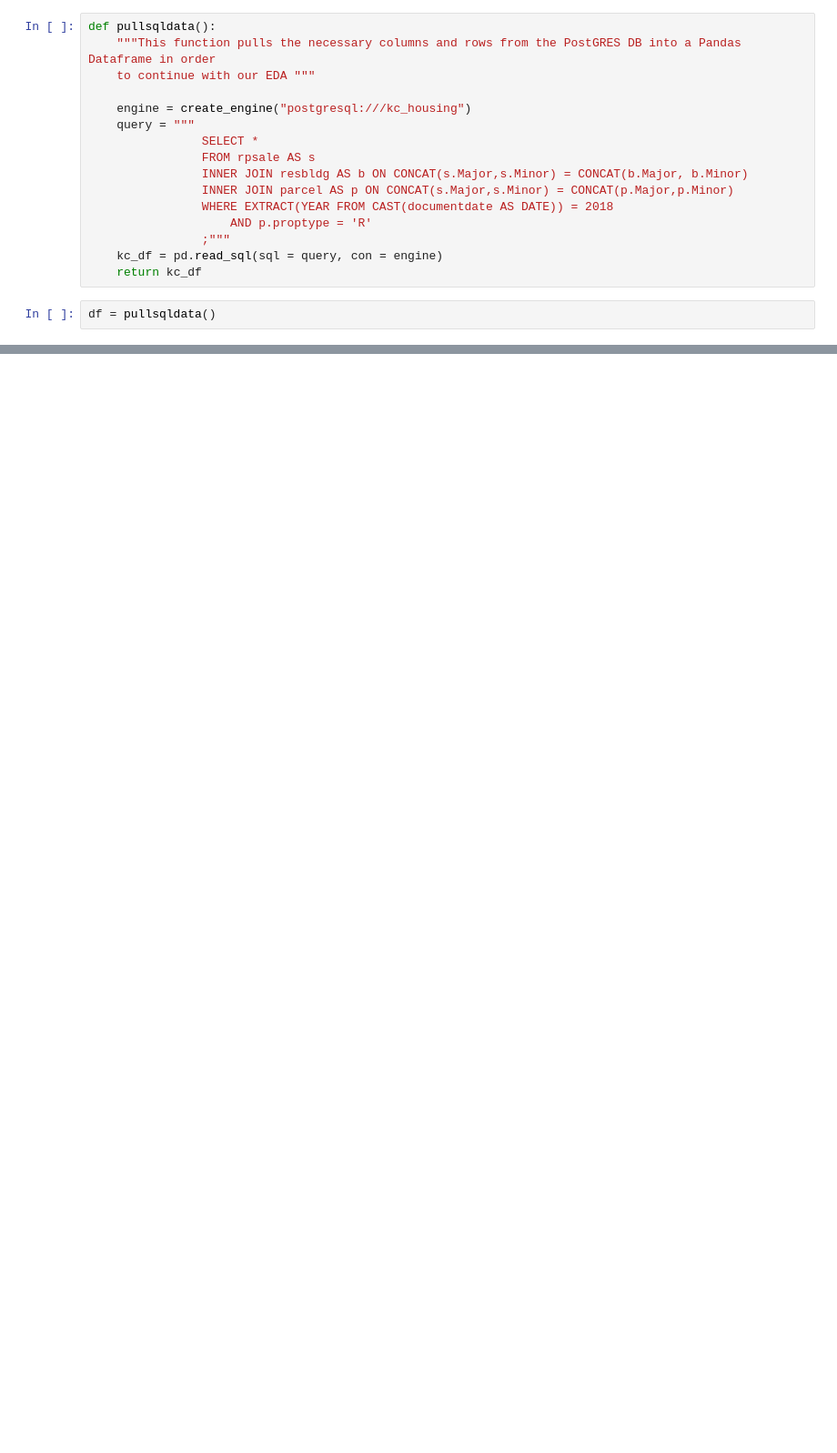
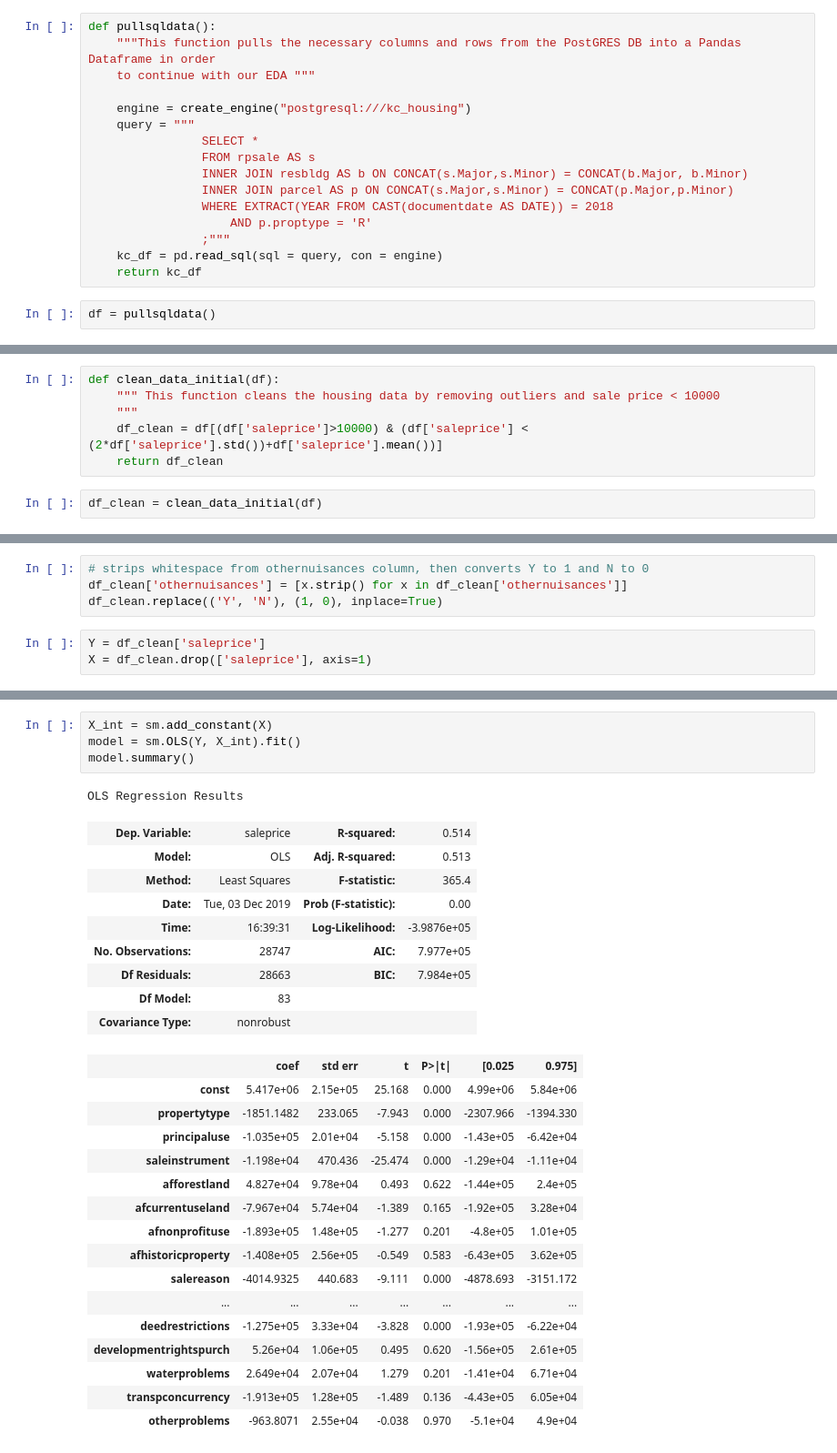
Before and after one commit to aabrahamson3/king-county-housing, a Jupyter notebook: notebooks/exploratory/aa_eda.ipynb, the cells around one changed output, grey strips where cells are left out. Shown at 91% size. Cells and saved outputs as stored; diff of their text form; blank space fills up the shorter version.

Commit message:
cleaned data and have a working model

```diff
--- a/notebooks/exploratory/aa_eda.ipynb
+++ b/notebooks/exploratory/aa_eda.ipynb
@@ -66,0 +31,8 @@ KeyError: "None of [Float64Index([1200.0, 4100.0, 1720.0, 2840.0, 2980.0, 3200.0
+# %%
+def clean_data_initial(df):
+    """ This function cleans the housing data by removing outliers and sale price < 10000
+    """
+    df_clean = df[(df['saleprice']>10000) & (df['saleprice'] <  (2*df['saleprice'].std())+df['saleprice'].mean())]
+    return df_clean
+# %%
+df_clean = clean_data_initial(df)
@@ -66,0 +105,7 @@ KeyError: "None of [Float64Index([1200.0, 4100.0, 1720.0, 2840.0, 2980.0, 3200.0
+# %%
+# strips whitespace from othernuisances column, then converts Y to 1 and N to 0
+df_clean['othernuisances'] = [x.strip() for x in df_clean['othernuisances']]
+df_clean.replace(('Y', 'N'), (1, 0), inplace=True)
+# %%
+Y = df_clean['saleprice']
+X = df_clean.drop(['saleprice'], axis=1)
@@ -66,0 +143,31 @@ KeyError: "None of [Float64Index([1200.0, 4100.0, 1720.0, 2840.0, 2980.0, 3200.0
+# %%
+X_int = sm.add_constant(X)
+model = sm.OLS(Y, X_int).fit()
+model.summary()
+# %% [output]
+OLS Regression Results
+| Dep. Variable: | saleprice | R-squared: | 0.514 |
+| Model: | OLS | Adj. R-squared: | 0.513 |
+| Method: | Least Squares | F-statistic: | 365.4 |
+| Date: | Tue, 03 Dec 2019 | Prob (F-statistic): | 0.00 |
+| Time: | 16:39:31 | Log-Likelihood: | -3.9876e+05 |
+| No. Observations: | 28747 | AIC: | 7.977e+05 |
+| Df Residuals: | 28663 | BIC: | 7.984e+05 |
+| Df Model: | 83 |  |  |
+| Covariance Type: | nonrobust |  |  |
+|  | coef | std err | t | P>|t| | [0.025 | 0.975] |
+| const | 5.417e+06 | 2.15e+05 | 25.168 | 0.000 | 4.99e+06 | 5.84e+06 |
+| propertytype | -1851.1482 | 233.065 | -7.943 | 0.000 | -2307.966 | -1394.330 |
+| principaluse | -1.035e+05 | 2.01e+04 | -5.158 | 0.000 | -1.43e+05 | -6.42e+04 |
+| saleinstrument | -1.198e+04 | 470.436 | -25.474 | 0.000 | -1.29e+04 | -1.11e+04 |
+| afforestland | 4.827e+04 | 9.78e+04 | 0.493 | 0.622 | -1.44e+05 | 2.4e+05 |
+| afcurrentuseland | -7.967e+04 | 5.74e+04 | -1.389 | 0.165 | -1.92e+05 | 3.28e+04 |
+| afnonprofituse | -1.893e+05 | 1.48e+05 | -1.277 | 0.201 | -4.8e+05 | 1.01e+05 |
+| afhistoricproperty | -1.408e+05 | 2.56e+05 | -0.549 | 0.583 | -6.43e+05 | 3.62e+05 |
+| salereason | -4014.9325 | 440.683 | -9.111 | 0.000 | -4878.693 | -3151.172 |
+| ... | ... | ... | ... | ... | ... | ... |
+| deedrestrictions | -1.275e+05 | 3.33e+04 | -3.828 | 0.000 | -1.93e+05 | -6.22e+04 |
+| developmentrightspurch | 5.26e+04 | 1.06e+05 | 0.495 | 0.620 | -1.56e+05 | 2.61e+05 |
+| waterproblems | 2.649e+04 | 2.07e+04 | 1.279 | 0.201 | -1.41e+04 | 6.71e+04 |
+| transpconcurrency | -1.913e+05 | 1.28e+05 | -1.489 | 0.136 | -4.43e+05 | 6.05e+04 |
+| otherproblems | -963.8071 | 2.55e+04 | -0.038 | 0.970 | -5.1e+04 | 4.9e+04 |
```
Also changed, not shown: parts of 15 cells of this notebook.
